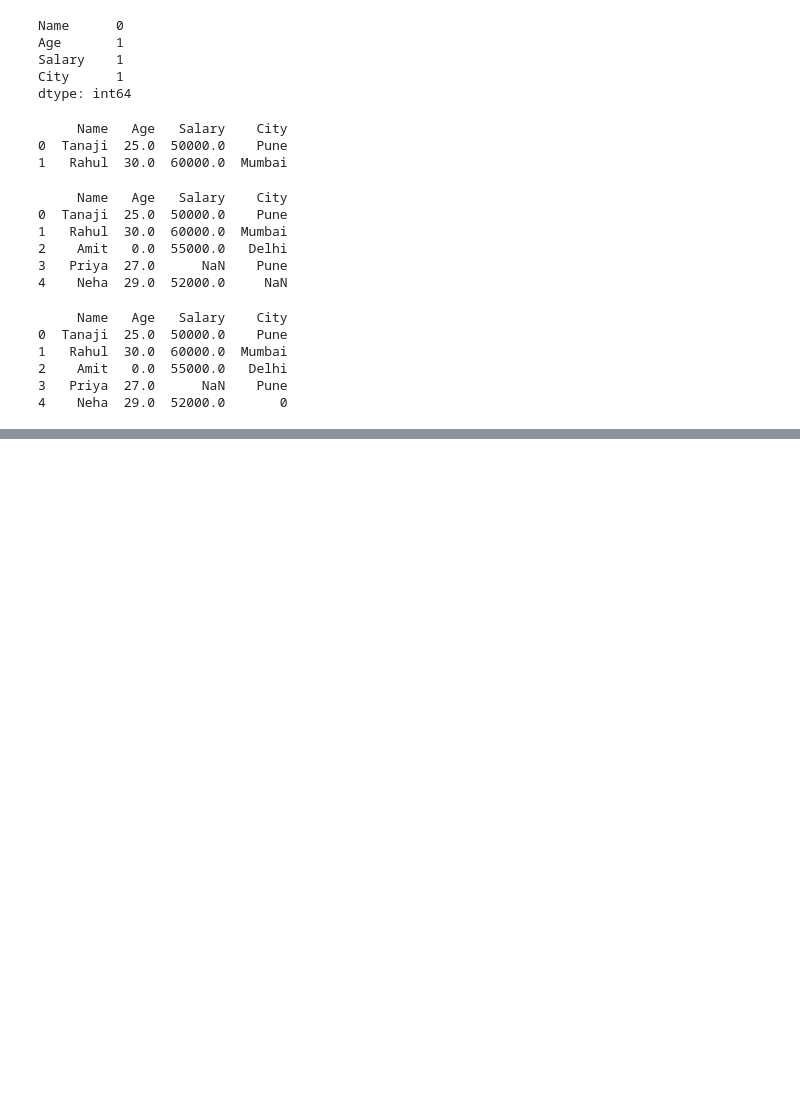
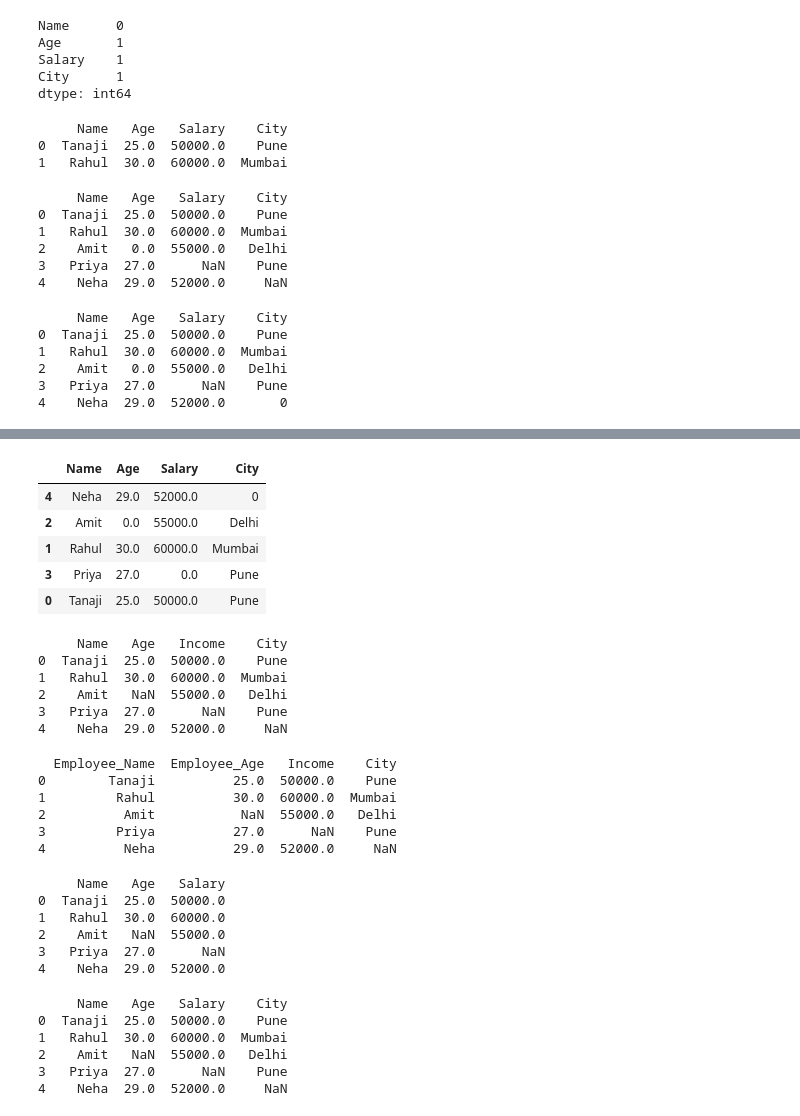
Before and after one commit to tanaji-more/python, a Jupyter notebook: pandas.ipynb, the cells around one changed output, grey strips where cells are left out. Drawn from its saved outputs; the diff is of its cells as text; code cells hidden in the pictures; blank space fills up the shorter version.

Commit message:
updated changes of pandas

```diff
--- a/pandas.ipynb
+++ b/pandas.ipynb
@@ -520,0 +551,51 @@ print(df)
+# %%
+# sort multiple cloumn
+df.sort_values(["City", "Salary"])
+# %% [output]
+|  | Name | Age | Salary | City |
+| 4 | Neha | 29.0 | 52000.0 | 0 |
+| 2 | Amit | 0.0 | 55000.0 | Delhi |
+| 1 | Rahul | 30.0 | 60000.0 | Mumbai |
+| 3 | Priya | 27.0 | 0.0 | Pune |
+| 0 | Tanaji | 25.0 | 50000.0 | Pune |
+# %%
+#Rename column
+
+df.rename(columns={"Salary": "Income"}, inplace=True)
+
+print(df)
+# %% [output]
+     Name   Age   Income    City
+0  Tanaji  25.0  50000.0    Pune
+1   Rahul  30.0  60000.0  Mumbai
+2    Amit   NaN  55000.0   Delhi
+3   Priya  27.0      NaN    Pune
+4    Neha  29.0  52000.0     NaN
+# %%
+#Rename mul col
+
+df.rename(columns={
+    "Name":"Employee_Name",
+    "Age":"Employee_Age"
+}, inplace=True
+)
+
+print(df)
+# %% [output]
+  Employee_Name  Employee_Age   Income    City
+0        Tanaji          25.0  50000.0    Pune
+1         Rahul          30.0  60000.0  Mumbai
+2          Amit           NaN  55000.0   Delhi
+3         Priya          27.0      NaN    Pune
+4          Neha          29.0  52000.0     NaN
+# %%
+# 4. Dropping Columns and Rows
+df.drop("City", axis=1, inplace=True)
+print(df)
+# %% [output]
+     Name   Age   Salary
+0  Tanaji  25.0  50000.0
+1   Rahul  30.0  60000.0
+2    Amit   NaN  55000.0
+3   Priya  27.0      NaN
+4    Neha  29.0  52000.0
@@ -520,0 +604,19 @@ print(df)
+# %%
+# Handling Missing values
+import pandas as pd
+data= {
+    "Name": ["Tanaji", "Rahul", "Amit", "Priya", "Neha"],
+    "Age": [25, 30, None, 27, 29],
+    "Salary": [50000, 60000, 55000, None, 52000],
+    "City": ["Pune", "Mumbai", "Delhi", "Pune", None]
+}
+
+df = pd.DataFrame(data)
+print(df)
+# %% [output]
+     Name   Age   Salary    City
+0  Tanaji  25.0  50000.0    Pune
+1   Rahul  30.0  60000.0  Mumbai
+2    Amit   NaN  55000.0   Delhi
+3   Priya  27.0      NaN    Pune
+4    Neha  29.0  52000.0     NaN
```
Also changed, not shown: parts of 8 cells of this notebook, 2 other files.
